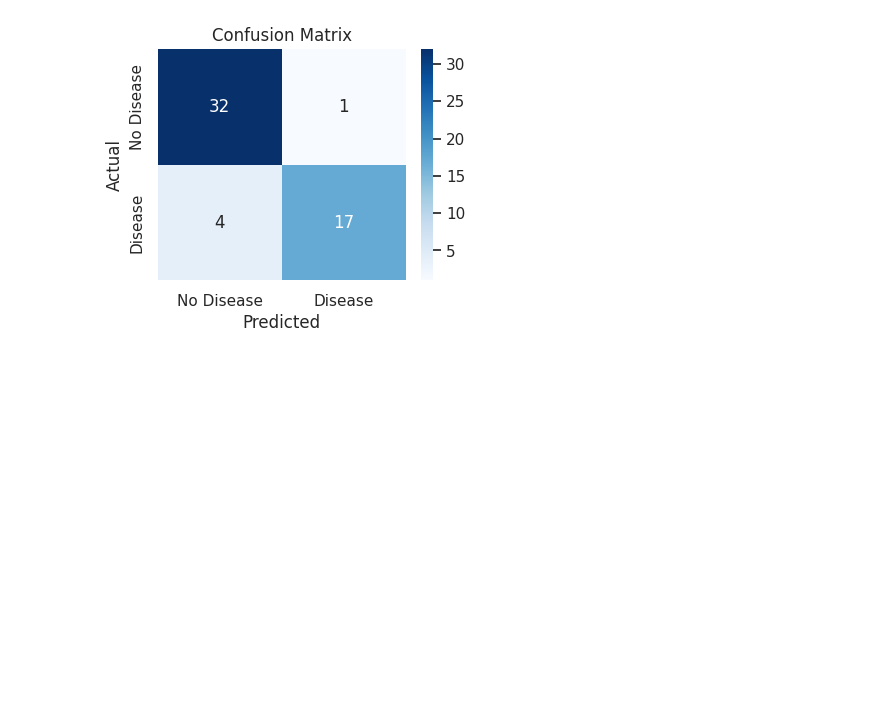
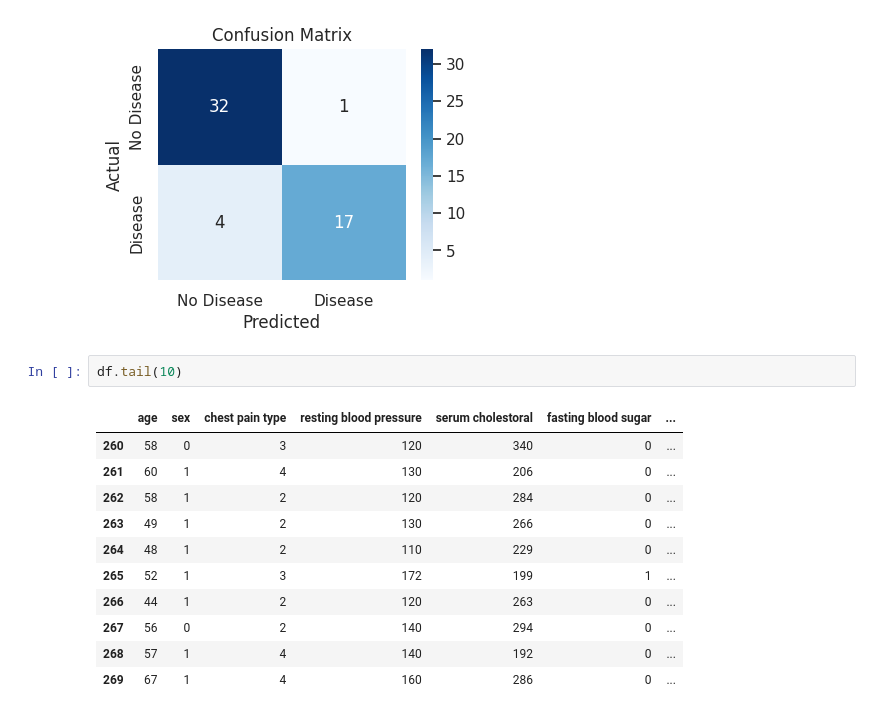
Before and after one commit to nayna-chakole/My_repository-, a Jupyter notebook: Heart_Disease_Prediction.ipynb, the cells around one changed output. Saved outputs shown, nothing was run; the diff lists cells and outputs as text; blank space fills up the shorter version.

```diff
--- a/Heart_Disease_Prediction.ipynb
+++ b/Heart_Disease_Prediction.ipynb
@@ -204,3 +219,17 @@ plt.ylabel("Actual")
 plt.show()
 # %% [output]
 [figure]
+# %%
+df.tail(10)
+# %% [output]
+|  | age | sex | chest pain type | resting blood pressure | serum cholestoral | fasting blood sugar | ... |
+| 260 | 58 | 0 | 3 | 120 | 340 | 0 | ... |
+| 261 | 60 | 1 | 4 | 130 | 206 | 0 | ... |
+| 262 | 58 | 1 | 2 | 120 | 284 | 0 | ... |
+| 263 | 49 | 1 | 2 | 130 | 266 | 0 | ... |
+| 264 | 48 | 1 | 2 | 110 | 229 | 0 | ... |
+| 265 | 52 | 1 | 3 | 172 | 199 | 1 | ... |
+| 266 | 44 | 1 | 2 | 120 | 263 | 0 | ... |
+| 267 | 56 | 0 | 2 | 140 | 294 | 0 | ... |
+| 268 | 57 | 1 | 4 | 140 | 192 | 0 | ... |
+| 269 | 67 | 1 | 4 | 160 | 286 | 0 | ... |
```
Also changed, not shown: parts of 4 cells of this notebook.
